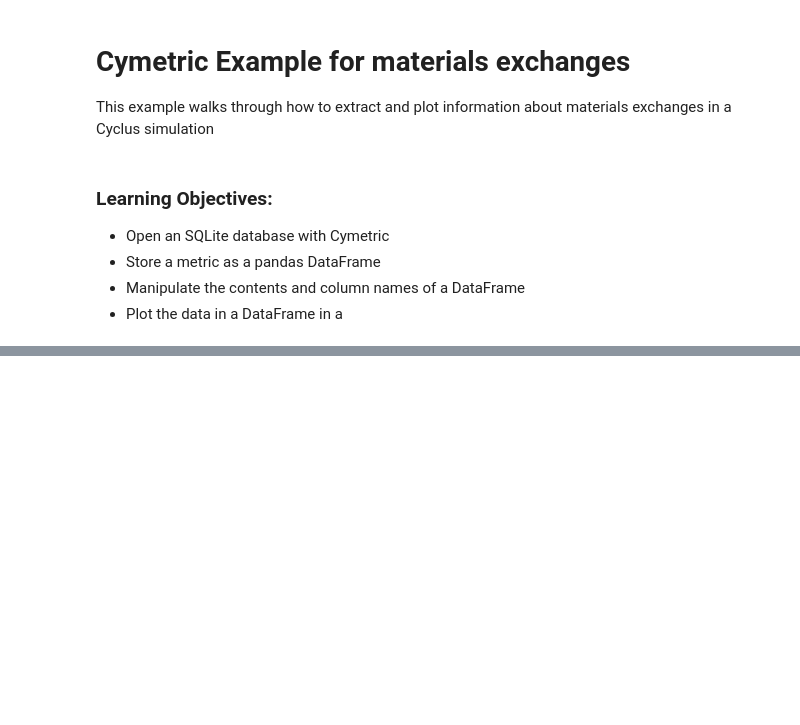
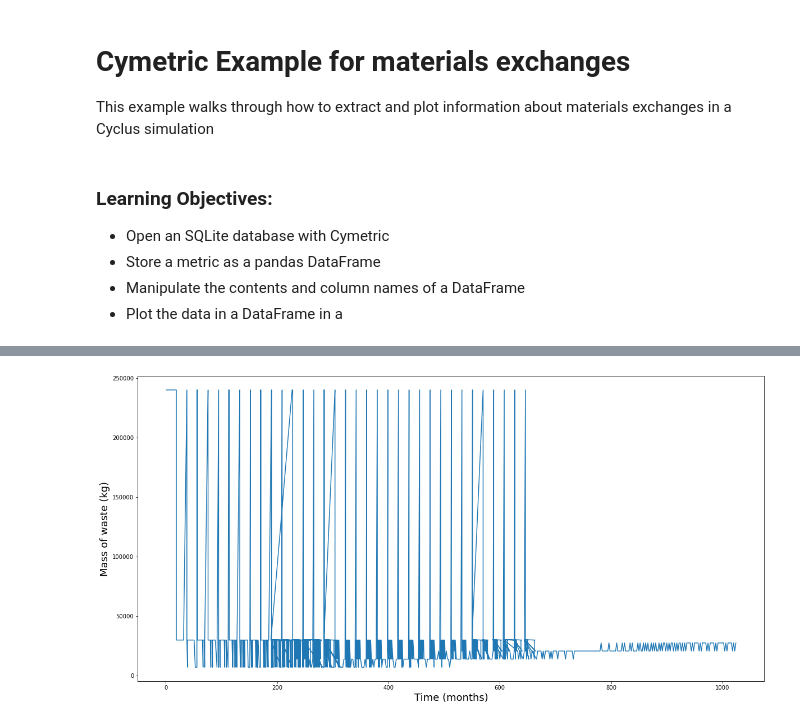
Before and after one commit to cyclus/cymetric, a Jupyter notebook: examples/materials_transactions.ipynb, the cells around one changed output, grey strips where cells are left out. Drawn from its saved outputs; the diff is of its cells as text; code cells hidden in the pictures; blank space fills up the shorter version.

```diff
--- a/examples/materials_transactions.ipynb
+++ b/examples/materials_transactions.ipynb
@@ -43,0 +65,3 @@ decomm = evaler.eval('')
+# %%
+waste = tq.loc[tq['Commodity'] == 'waste'] #finding transactions that involve waste
+#waste['Quantity'] = waste['Quantity'].cumsum() #taking cumulative sum of waste
@@ -43,0 +88,6 @@ decomm = evaler.eval('')
+# %%
+waste[['Time','Quantity']].plot(x = 'Time', figsize=(20,10), legend=False)
+plt.xlabel('Time (months)',fontsize=18); plt.ylabel('Mass of waste (kg)',fontsize=18)
+plt.show()
+# %% [output]
+[figure, added]
```
Also changed, not shown: parts of 7 cells of this notebook, 2 other files.
